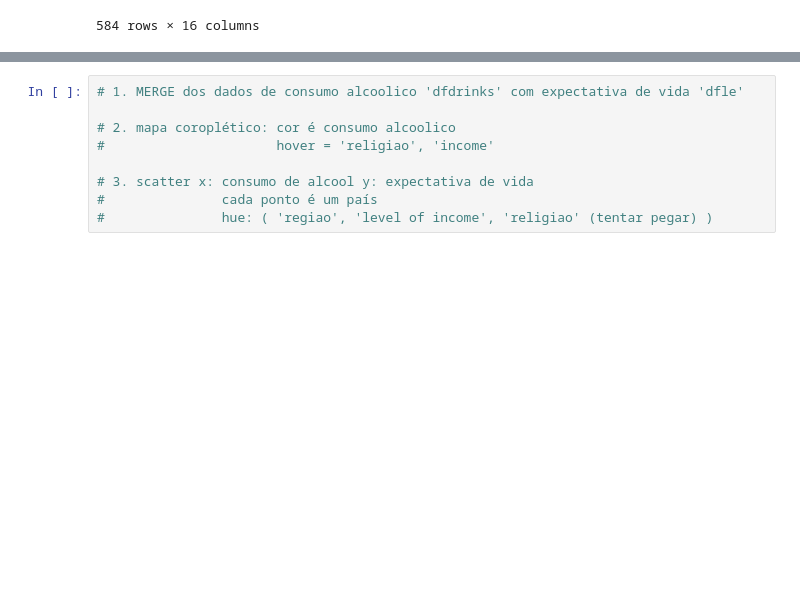
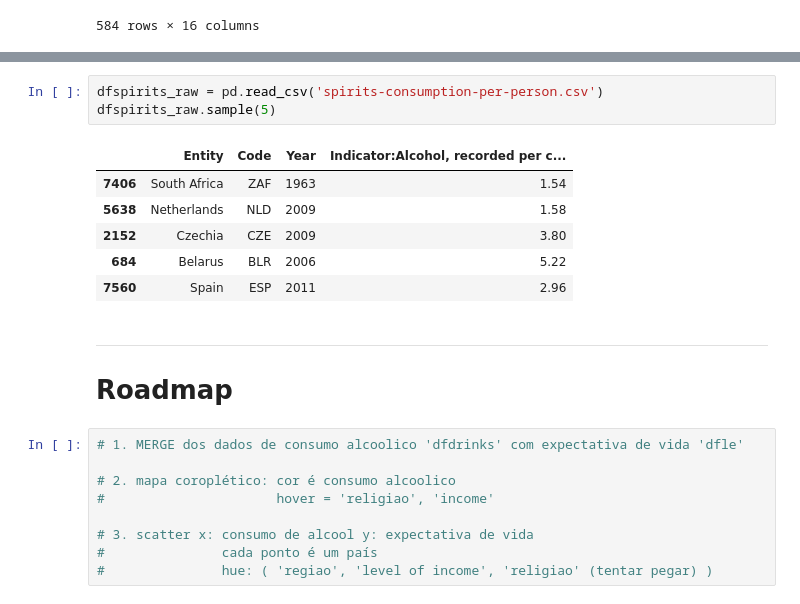
Before and after one commit to flimao/drinking-dashboard, a Jupyter notebook: exploracao_dados.ipynb, the cells around one changed output, grey strips where cells are left out. Saved outputs shown, nothing was run; the diff lists cells and outputs as text; blank space fills up the shorter version.

```diff
--- a/exploracao_dados.ipynb
+++ b/exploracao_dados.ipynb
@@ -262,3 +247,16 @@ set(dfdrinks.country) - set(dfle.reset_index().CountryDisplay)
+# %%
+dfspirits_raw = pd.read_csv('spirits-consumption-per-person.csv')
+dfspirits_raw.sample(5)
+# %% [output]
+|  | Entity | Code | Year | Indicator:Alcohol, recorded per c... |
+| 7406 | South Africa | ZAF | 1963 | 1.54 |
+| 5638 | Netherlands | NLD | 2009 | 1.58 |
+| 2152 | Czechia | CZE | 2009 | 3.80 |
+| 684 | Belarus | BLR | 2006 | 5.22 |
+| 7560 | Spain | ESP | 2011 | 2.96 |
+# %% [markdown]
+---
+# Roadmap
 # %%
 # 1. MERGE dos dados de consumo alcoolico 'dfdrinks' com expectativa de vida 'dfle'
 
```
Also changed, not shown: parts of 8 cells of this notebook.
